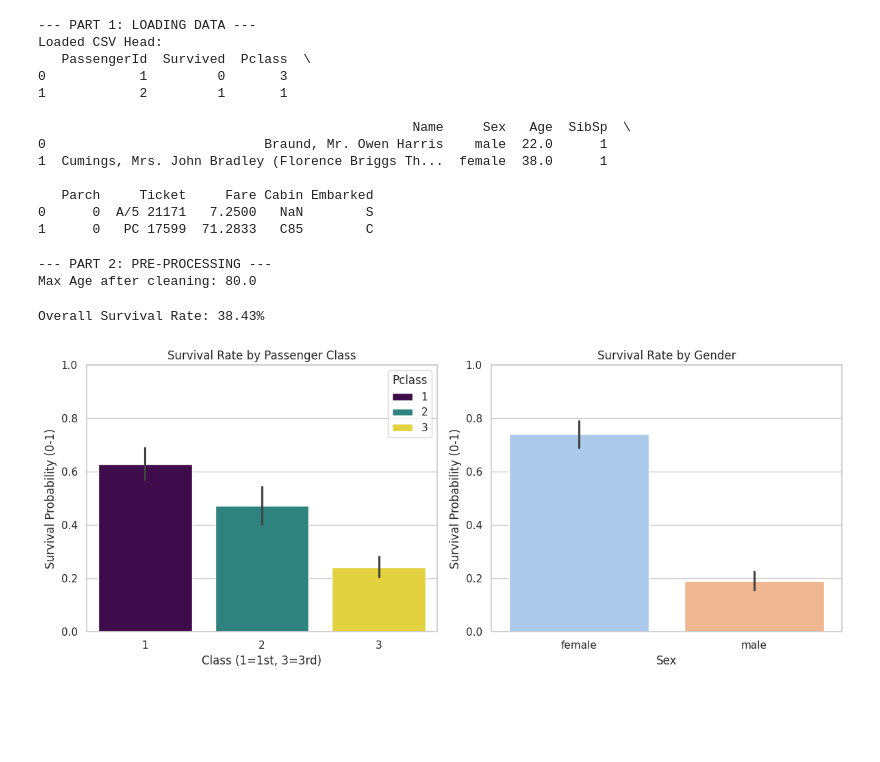
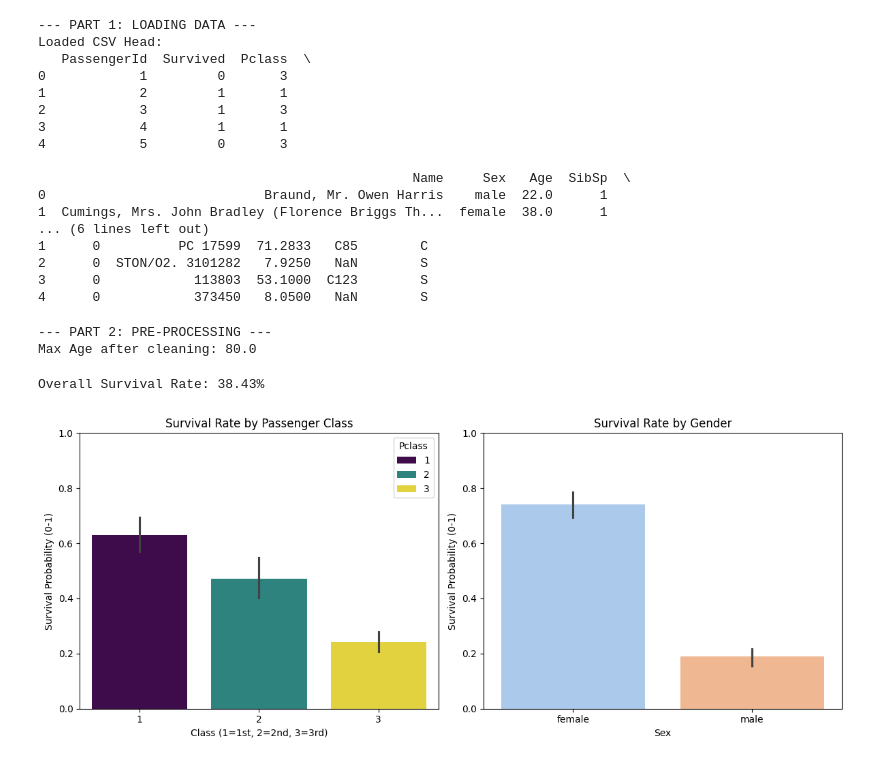
Before and after one commit to detiuaveiro/tia, a Jupyter notebook: classes/class_11/02_support/titanic/notebooks/titanic.ipynb, the cells around one changed output. Cells and saved outputs as stored; diff of their text form; code cells hidden in the pictures; blank space fills up the shorter version.

```diff
--- a/classes/class_11/02_support/titanic/notebooks/titanic.ipynb
+++ b/classes/class_11/02_support/titanic/notebooks/titanic.ipynb
@@ -8,21 +8,25 @@ import os
 print("\n--- PART 1: LOADING DATA ---")
 df_csv = pd.read_csv("../data/titanic.csv")
 print("Loaded CSV Head:")
-print(df_csv.head(2))
+print(df_csv.head(5))
 # %% [output]
 --- PART 1: LOADING DATA ---
 Loaded CSV Head:
    PassengerId  Survived  Pclass  \
 0            1         0       3
 1            2         1       1
+2            3         1       3
+3            4         1       1
+4            5         0       3
 
                                                 Name     Sex   Age  SibSp  \
 0                            Braund, Mr. Owen Harris    male  22.0      1
 1  Cumings, Mrs. John Bradley (Florence Briggs Th...  female  38.0      1
-
-   Parch     Ticket     Fare Cabin Embarked
-0      0  A/5 21171   7.2500   NaN        S
-1      0   PC 17599  71.2833   C85        C
+... (6 lines left out)
+1      0          PC 17599  71.2833   C85        C
+2      0  STON/O2. 3101282   7.9250   NaN        S
+3      0            113803  53.1000  C123        S
+4      0            373450   8.0500   NaN        S
 # %%
 print("\n--- PART 2: PRE-PROCESSING ---")
 # Create a copy to simulate dirty data
@@ -46,30 +50,30 @@ Max Age after cleaning: 80.0
 # %%
 # Calculate Global Survival Rate
 global_rate = df_clean['Survived'].mean() * 100
 print(f"Overall Survival Rate: {global_rate:.2f}%")
 
 # Create a figure with two subplots
 fig, axes = plt.subplots(1, 2, figsize=(12, 5))
 
 # Plot 1: Survival Rate by Class
 # sns.barplot automatically calculates the Mean (Survival Rate) and confidence interval
 sns.barplot(data=df_clean, x='Pclass', y='Survived', palette='viridis', hue='Pclass', ax=axes[0])
 axes[0].set_title("Survival Rate by Passenger Class")
 axes[0].set_ylabel("Survival Probability (0-1)")
-axes[0].set_xlabel("Class (1=1st, 3=3rd)")
+axes[0].set_xlabel("Class (1=1st, 2=2nd, 3=3rd)")
 axes[0].set_ylim(0, 1)
 
 # Plot 2: Survival Rate by Gender
 sns.barplot(data=df_clean, x='Sex', y='Survived', palette='pastel', hue='Sex', ax=axes[1])
 axes[1].set_title("Survival Rate by Gender")
 axes[1].set_ylabel("Survival Probability (0-1)")
 axes[1].set_ylim(0, 1)
 
 plt.tight_layout()
 plt.show()
 # %% [output]
 Overall Survival Rate: 38.43%
-[figure, old version]
+[figure, new version]
 # %%
 save_path = '../output/survival_rate_analysis.png'
 
```
Also changed, not shown: parts of 1 cell of this notebook, 5 other files.
